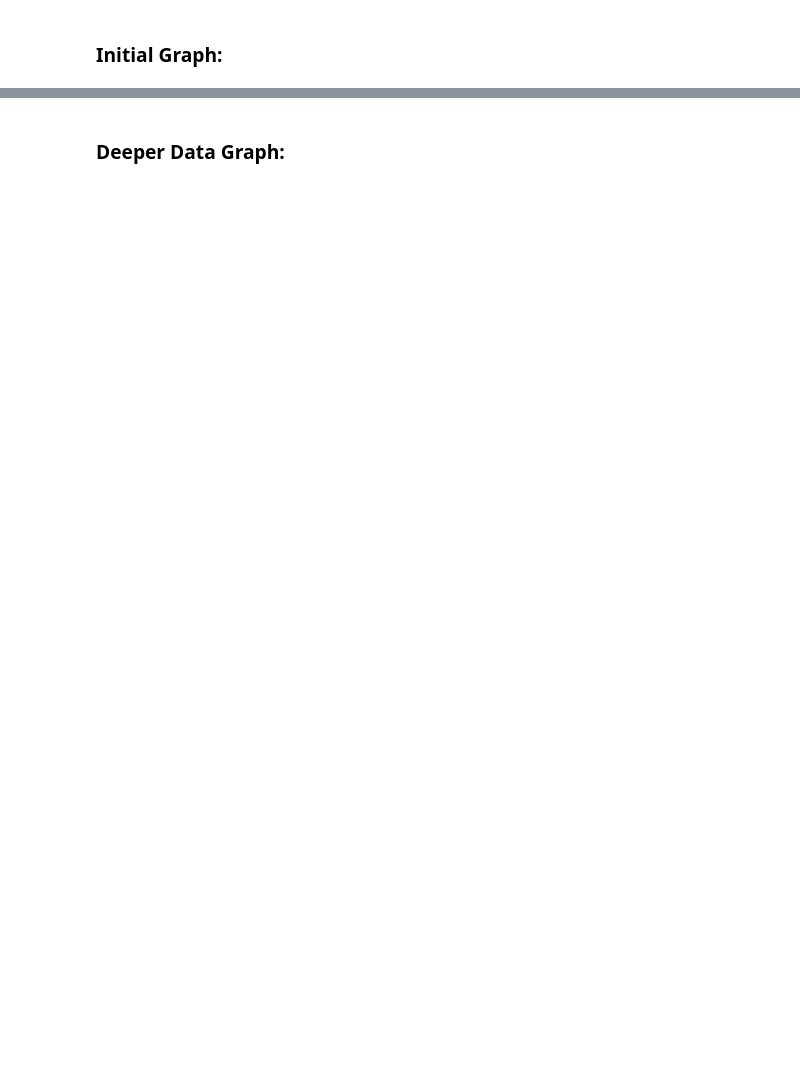
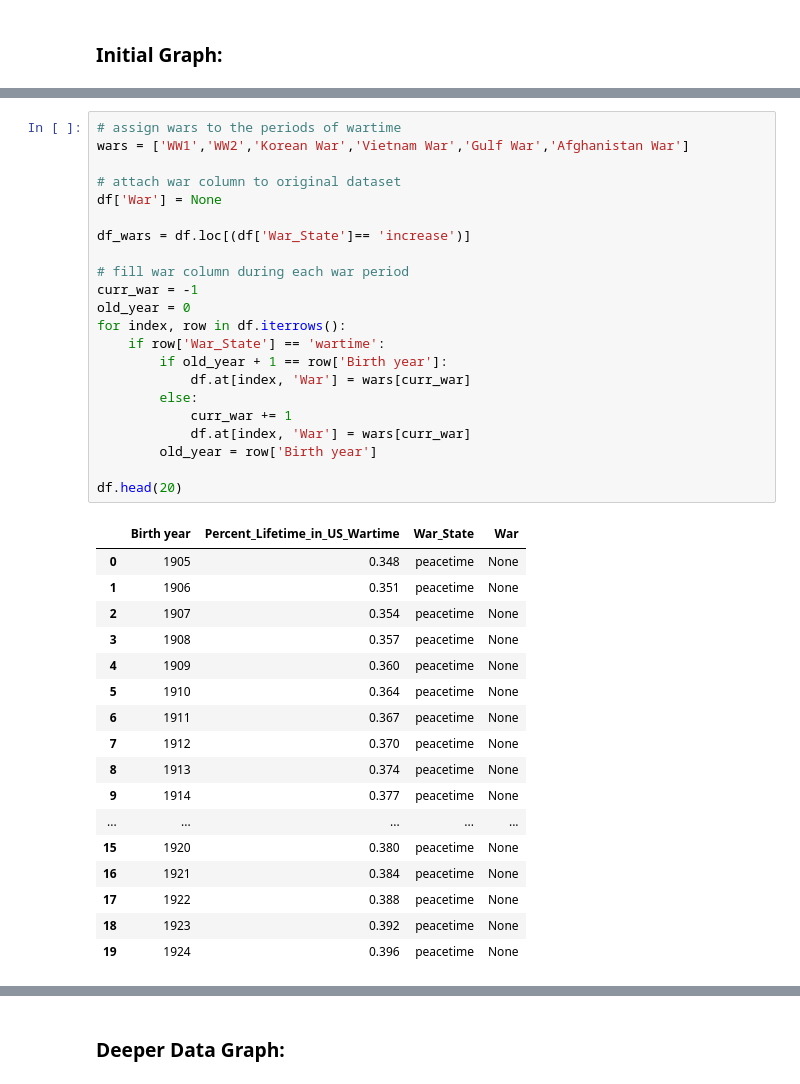
Before and after one commit to rlevv/Makeover_Monday, a Jupyter notebook: 2020W6-US_Wartime_Living/US_Wartime_Living.ipynb, the cells around one changed output, grey strips where cells are left out. Drawn from its saved outputs; the diff is of its cells as text; blank space fills up the shorter version.

```diff
--- a/2020W6-US_Wartime_Living/US_Wartime_Living.ipynb
+++ b/2020W6-US_Wartime_Living/US_Wartime_Living.ipynb
@@ -97,0 +152,40 @@ df.groupby('War').describe()
+# %%
+# assign wars to the periods of wartime
+wars = ['WW1','WW2','Korean War','Vietnam War','Gulf War','Afghanistan War']
+
+# attach war column to original dataset
+df['War'] = None
+
+df_wars = df.loc[(df['War_State']== 'increase')]
+
+# fill war column during each war period
+curr_war = -1
+old_year = 0
+for index, row in df.iterrows():
+    if row['War_State'] == 'wartime':
+        if old_year + 1 == row['Birth year']:
+            df.at[index, 'War'] = wars[curr_war]
+        else:
+            curr_war += 1
+            df.at[index, 'War'] = wars[curr_war]
+        old_year = row['Birth year']
+
+df.head(20)
+# %% [output]
+|  | Birth year | Percent_Lifetime_in_US_Wartime | War_State | War |
+| 0 | 1905 | 0.348 | peacetime | None |
+| 1 | 1906 | 0.351 | peacetime | None |
+| 2 | 1907 | 0.354 | peacetime | None |
+| 3 | 1908 | 0.357 | peacetime | None |
+| 4 | 1909 | 0.360 | peacetime | None |
+| 5 | 1910 | 0.364 | peacetime | None |
+| 6 | 1911 | 0.367 | peacetime | None |
+| 7 | 1912 | 0.370 | peacetime | None |
+| 8 | 1913 | 0.374 | peacetime | None |
+| 9 | 1914 | 0.377 | peacetime | None |
+| ... | ... | ... | ... | ... |
+| 15 | 1920 | 0.380 | peacetime | None |
+| 16 | 1921 | 0.384 | peacetime | None |
+| 17 | 1922 | 0.388 | peacetime | None |
+| 18 | 1923 | 0.392 | peacetime | None |
+| 19 | 1924 | 0.396 | peacetime | None |
```
Also changed, not shown: parts of 16 cells of this notebook, 1 other file.
